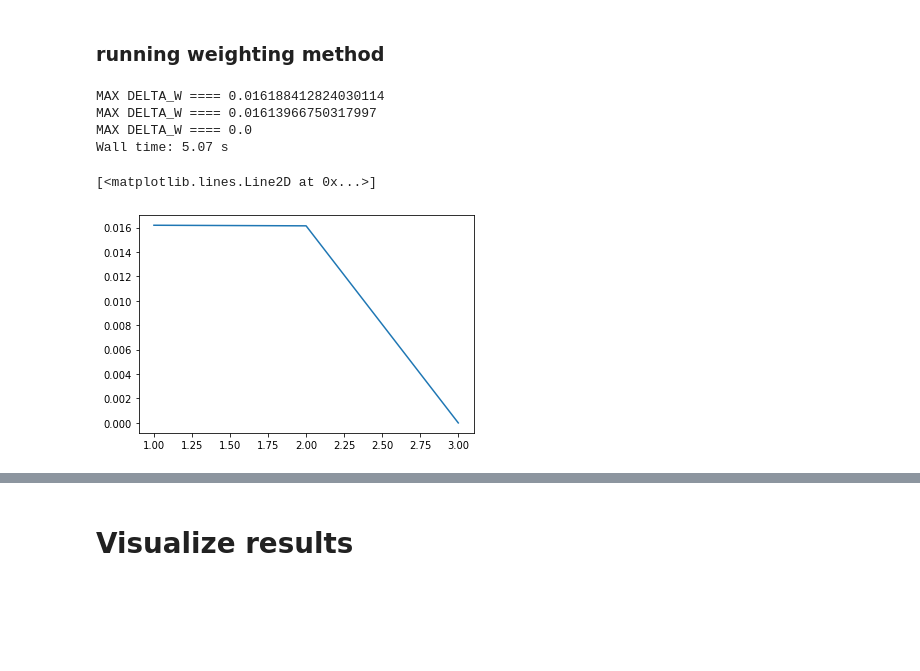
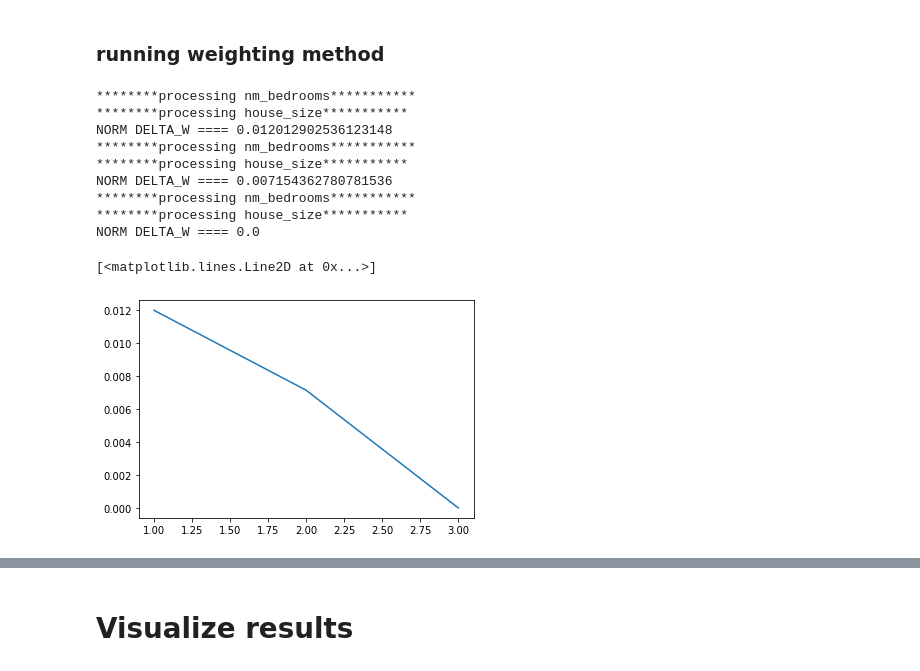
Before and after one commit to rawadelkontar/importance-sampling, a Jupyter notebook: Importance_Sampling.ipynb, the cells around one changed output, grey strips where cells are left out. Cells and saved outputs as stored; diff of their text form; code cells hidden in the pictures; blank space fills up the shorter version.

```diff
--- a/Importance_Sampling.ipynb
+++ b/Importance_Sampling.ipynb
@@ -52,9 +48,9 @@ Index(['nm_bedrooms', 'ceiling_fan', 'clothes_dryer', 'clothes_washer',
 ## Select specific variables from data set
 # %%
 
-df = df[[ 'nm_bedrooms', 'house_size','ceiling_fan', 'clothes_dryer', 'clothes_washer',
-         'cooking_range', 'cool_stpnt', 'cool_stpnt_ofst_mag',
-        'cool_stpnt_ofst_prd', 'dish_washer', 'ducts', 'nm_floors',
+df = df[[ 'nm_bedrooms', 'house_size',#'ceiling_fan', 'clothes_dryer', 'clothes_washer',
+         #'cooking_range', 'cool_stpnt', 'cool_stpnt_ofst_mag',
+        #'cool_stpnt_ofst_prd', 'dish_washer', 'ducts', 'nm_floors',
          #'foundation', 'garage', 'house_size', 'heating_fuel', 'heat_stpnt',
          #'heat_stpnt_ofst_mag', 'heat_stpnt_ofst_prd', 'hot_water_distribution',
          #'cool_efficiency', 'cool_type', 'heat_pump', 'heat_electricity',
@@ -203,14 +189,14 @@ for c in df.columns:
             oldDist = np.array(list(z.values()))
             #set targeted means of each variable distribution that is going to change
             if c == 'nm_bedrooms':
-                newMean = 4
+                newMean = 3
             #for non changing variables the target distribution will be same as the original distribution
             else:
                 print (f"new_dist = {z}")
                 df[c+'_target'] = df[c+'_dist']
                 continue
 
-            numberOfMoments = 4
+            numberOfMoments = 3
 
             # find target distributions(weights) for each variable that have a new target mean
             w = newWeightOptimization(oldDist,vals,newMean,numberOfMoments)
@@ -284,7 +260,7 @@ df.head()
 # %% [markdown]
 ### running weighting method
 # %%
-%%time
+#%%time
 # initialize number of itterations
 count = 0
 itterations = []
@@ -294,7 +270,7 @@ delta_w_list = []
 #initilize total weight
 tW = df.weight.sum()
 
-# while the normalize delta weigth (average) is less than the tolerance
+# while the delta weigth norm is less than the tolerance
 while delta_w_norm > tol:
 
     # get w_old
@@ -304,46 +280,66 @@ while delta_w_norm > tol:
     count += 1
     itterations.append(count)
 
+
+    #change original distributions
+    #distribution = weight for a corresponing categroy of a variable / tW
     for c in df.columns:
 
         if 'total_site_energy' not in c and 'weight' not in c and '_dist' not in c and '_target' not in c and '_weight' not in c:
 
-            #print (f"********processing {c}*********")
-            #w_old = df['weight']
-            #print (f"w_old = {w_old.head()}")
-
-
-            #change original distributions
+            print (f"********processing {c}***********")
             a = df[[c , 'weight']].groupby(c, as_index = False ).sum()
             dict_a = dict(zip(a[c], a['weight']))
             df[c+'_dist'] = df[c].map(lambda x: dict_a[x]/tW)
 
+
+
+    #apply reweighting
+    for c in df.columns:
+
+        if 'total_site_energy' not in c and 'weight' not in c and '_dist' not in c and '_target' not in c and '_weight' not in c:
+
             # find weights for each variable
-            df[c+'_weight'] = df[c+'_target'] / df[c+'_dist']
+            #new weight = target distribution / sample distribution
+            #df[c+'_weight'] = df[c+'_target'] / df[c+'_dist']
 
             # multiple by main weight column
-            df['weight'] =  df['weight'] * df[c+'_weight']
+            #df['weight'] =  df['weight'] * df[c+'_weight']
 
-    # find new weight w_new
+            #both steps in 1
+            df['weight'] = (df[c+'_target'] / df[c+'_dist']) * df['weight']
+
+
+    # find new weight of output; w_new
     w_new = df['weight']
+    #print (f"NEW WEIGHT COLUMN IS === {w_new}")
+    #print (f"OLD WEIGHT COLUMN IS === {w_old}")
     #print (f"w_new = {w_new.head()}")
 
     # find delta weight
     delta_w = np.abs(w_old - w_new)
 
+    #delta_w_max = delta_w.max()
     delta_w_norm = np.sqrt(np.sum(np.power(delta_w,2.0)))/float(len(delta_w))
+
     #print ("*****************************************************************")
-    print(f"MAX DELTA_W ==== {delta_w_norm}")
+    print(f"NORM DELTA_W ==== {delta_w_norm}")
+    #print(f"MAX DELTA_W ==== {delta_w_max}")
     #print ("*****************************************************************")
 
     # put delta_w in a list
     delta_w_list.append(delta_w_norm)
 
 plt.plot(itterations, delta_w_list)
 # %% [output]
-MAX DELTA_W ==== 0.016188412824030114
-MAX DELTA_W ==== 0.01613966750317997
-MAX DELTA_W ==== 0.0
-Wall time: 5.07 s
+********processing nm_bedrooms***********
+********processing house_size***********
+NORM DELTA_W ==== 0.012012902536123148
+********processing nm_bedrooms***********
+********processing house_size***********
+NORM DELTA_W ==== 0.007154362780781536
+********processing nm_bedrooms***********
+********processing house_size***********
+NORM DELTA_W ==== 0.0
 [<matplotlib.lines.Line2D at 0x...>]
-[figure, old version]
+[figure, new version]
```
Also changed, not shown: parts of 16 cells of this notebook.
